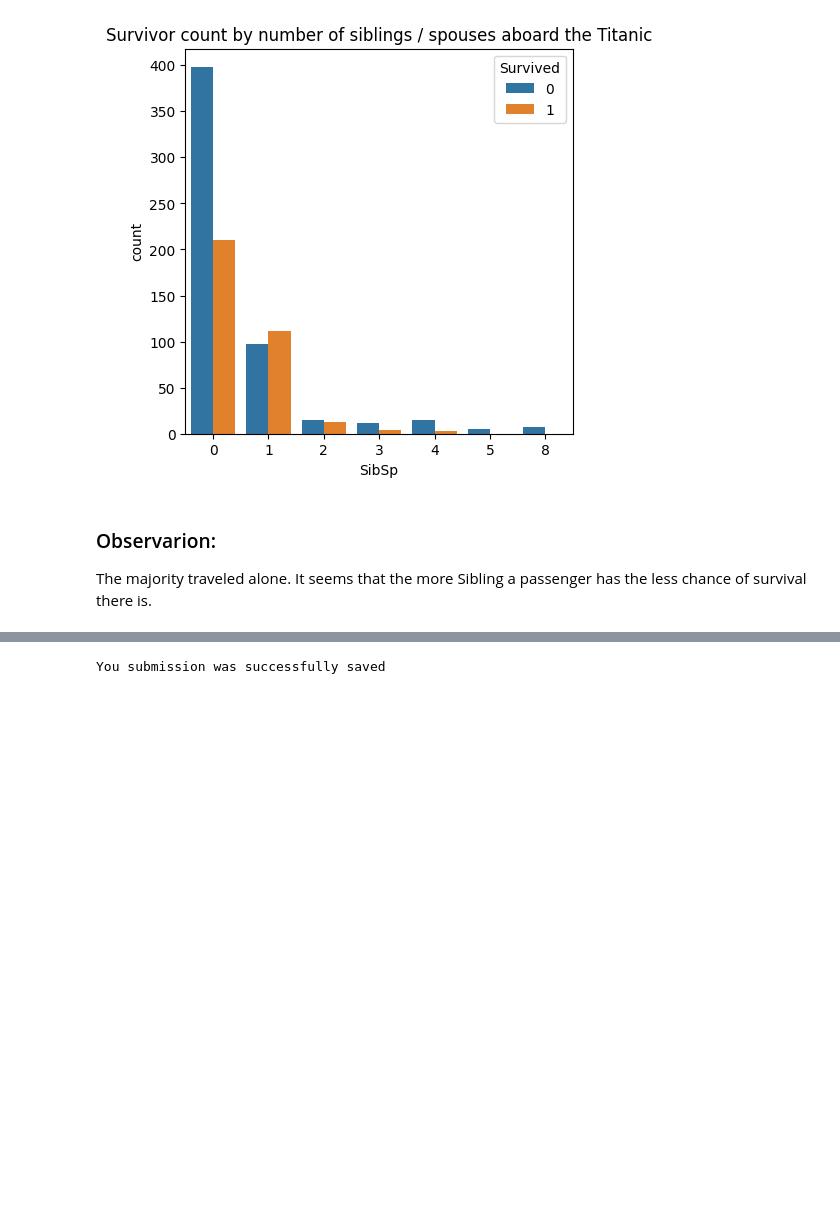
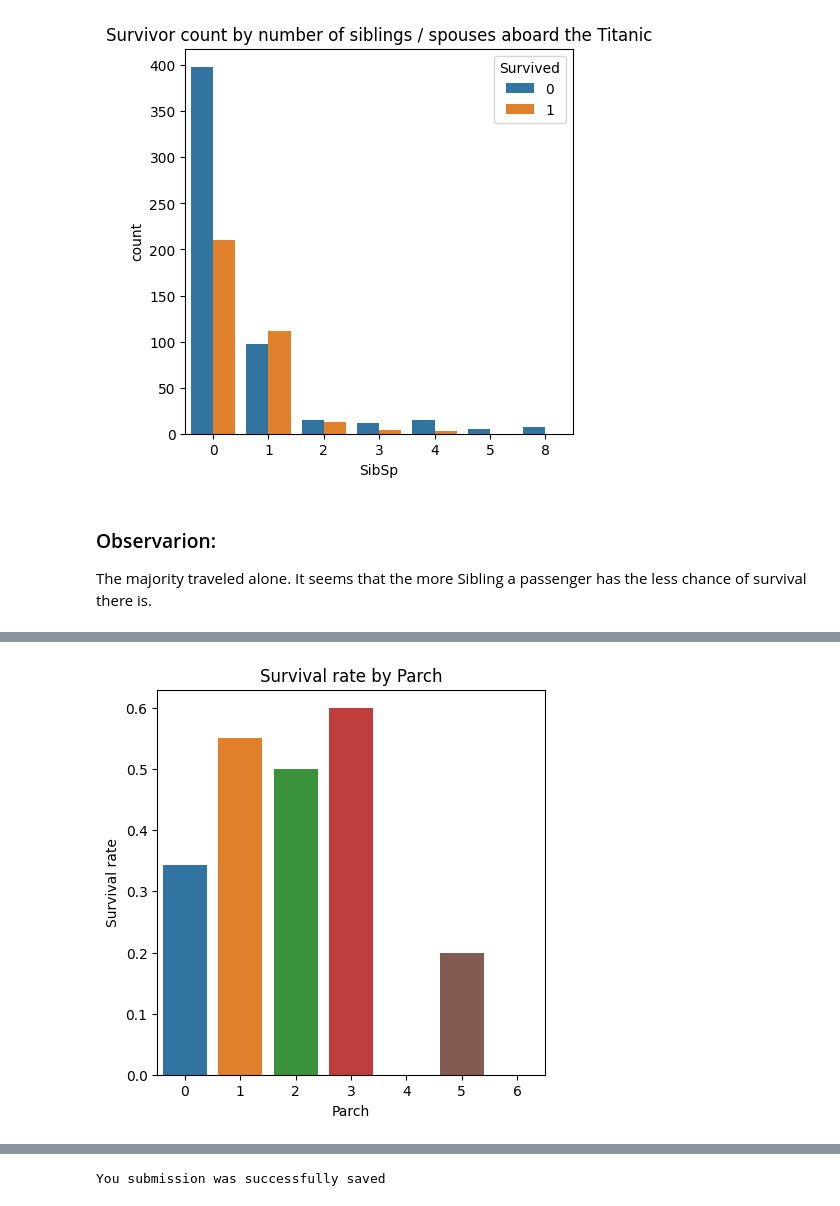
Before and after one commit to PeJiR/KAGGLE-Learn-Courses-, a Jupyter notebook: Titanic - Machine Learning from Disaster.ipynb, the cells around one changed output, grey strips where cells are left out. Drawn from its saved outputs; the diff is of its cells as text; code cells hidden in the pictures; blank space fills up the shorter version.

```diff
--- a/Titanic - Machine Learning from Disaster.ipynb
+++ b/Titanic - Machine Learning from Disaster.ipynb
@@ -554,0 +564,4 @@ The majority traveled alone. It seems that the more Sibling a passenger has the
+# %%
+bar_chart_compare(train_data,"Parch", title = "Survival rate by Parch" )
+# %% [output]
+[figure, added]
```
Also changed, not shown: parts of 6 cells of this notebook.
